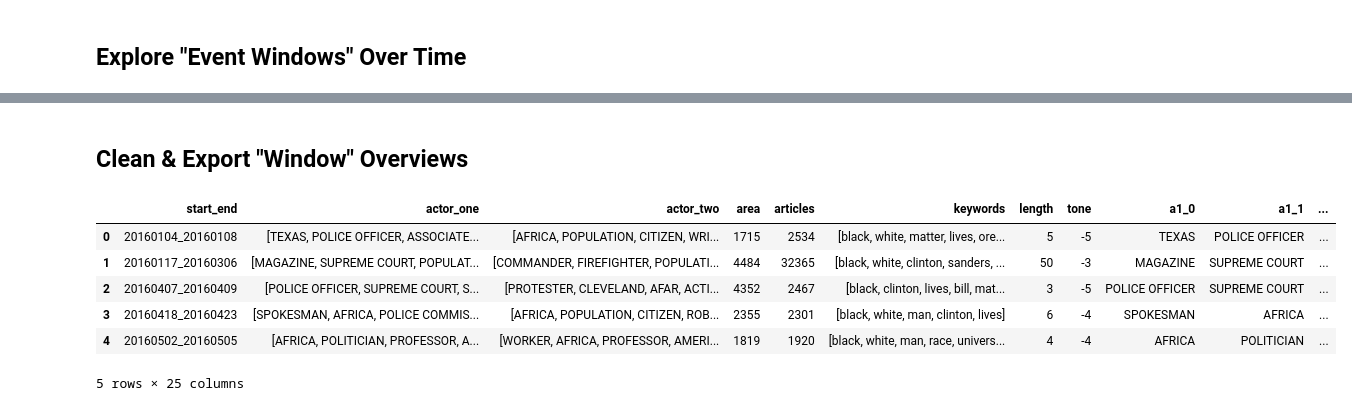
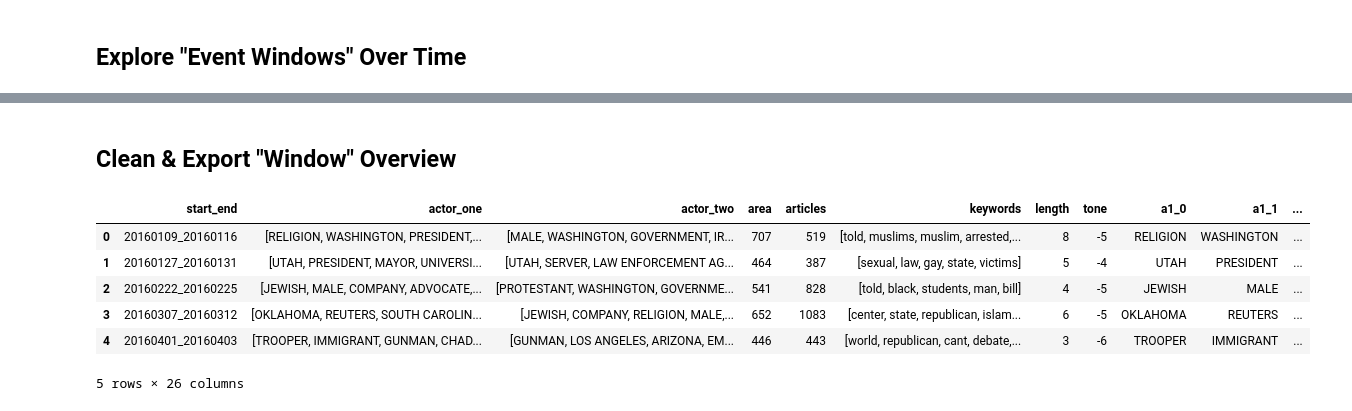
Before and after one commit to Jwmazzi/media_research, a Jupyter notebook: planning/GDELT Overview.ipynb, the cells around one changed output, grey strips where cells are left out. Cells and saved outputs as stored; diff of their text form; code cells hidden in the pictures.

```diff
--- a/planning/GDELT Overview.ipynb
+++ b/planning/GDELT Overview.ipynb
@@ -40,8 +37,7 @@ for year in [2016, 2017, 2018]:
 # %% [markdown]
 ## Explore "Event Windows" Over Time
 # %%
-for target in ['black', 'hate']:
-    events = json.load(open('gdelt_{}.json'.format(target), 'rb'))
-    df = pd.DataFrame.from_dict(events).transpose()
-    df.reset_index().plot(x='index', y='length', title='GDELT {}'.format(target.upper()), figsize=(15, 3))
+events = json.load(open('gdelt_hate.json', 'rb'))
+df = pd.DataFrame.from_dict(events).transpose()
+df.reset_index().plot(x='index', y='length', title='GDELT {}'.format(target.upper()), figsize=(15, 3))
 # %% [output]
@@ -50,6 +46,5 @@ for target in ['black', 'hate']:
 # %%
-for target in ['black', 'hate']:
-    events = json.load(open('gdelt_{}.json'.format(target), 'rb'))
-    df = pd.DataFrame.from_dict(events).transpose()
-    df.reset_index().plot(x='index', y='tone', title='GDELT {}'.format(target.upper()), figsize=(15, 3))
+events = json.load(open('gdelt_hate.json', 'rb'))
+df = pd.DataFrame.from_dict(events).transpose()
+df.reset_index().plot(x='index', y='tone', title='GDELT {}'.format(target.upper()), figsize=(15, 3))
 # %% [output]
@@ -58,6 +53,5 @@ for target in ['black', 'hate']:
 # %%
-for target in ['black', 'hate']:
-    events = json.load(open('gdelt_{}.json'.format(target), 'rb'))
-    df = pd.DataFrame.from_dict(events).transpose()
-    df.reset_index().plot(x='index', y='area', title='GDELT {}'.format(target.upper()), figsize=(15, 3))
+events = json.load(open('gdelt_hate.json', 'rb'))
+df = pd.DataFrame.from_dict(events).transpose()
+df.reset_index().plot(x='index', y='area', title='GDELT {}'.format(target.upper()), figsize=(15, 3))
 # %% [output]
@@ -66,34 +60,39 @@ for target in ['black', 'hate']:
 # %% [markdown]
-## Clean & Export "Window" Overviews
+## Clean & Export "Window" Overview
 # %%
-events = json.load(open('gdelt_black.json'.format(target), 'rb'))
+events = json.load(open('gdelt_hate.json', 'rb'))
 df = pd.DataFrame.from_dict(events).transpose()
 
 a_1 = df['actor_one'].apply(pd.Series)
 a_1 = a_1.rename(columns = lambda x : 'a1_' + str(x))
 df  = pd.concat([df[:], a_1[:]], axis=1)
 
 a_2 = df['actor_two'].apply(pd.Series)
 a_2 = a_2.rename(columns = lambda x : 'a2_' + str(x))
 df  = pd.concat([df[:], a_2[:]], axis=1)
 
 keys = df['keywords'].apply(pd.Series)
 keys = keys.rename(columns = lambda x : 'k_' + str(x))
 df  = pd.concat([df[:], keys[:]], axis=1)
 
 df.reset_index(inplace=True)
 df.rename(index=str, columns={"index": "start_end"}, inplace=True)
 
 df['start'] = df['start_end'].apply(lambda x: x[:8])
 df['end']   = df['start_end'].apply(lambda x: x[-8:])
+df['year']  = df['start_end'].apply(lambda x: x[:4])
 
-df.to_csv('./gdelt_black.csv')
+df['articles'] = df['articles'].astype('int64')
+df['length']   = df['length'].astype('int64')
+df['area']     = df['area'].astype('int64')
+df['tone']     = df['tone'].astype('int64')
+
 df.head()
 # %% [output]
 |  | start_end | actor_one | actor_two | area | articles | keywords | length | tone | a1_0 | a1_1 | ... |
-| 0 | 20160104_20160108 | [TEXAS, POLICE OFFICER, ASSOCIATE... | [AFRICA, POPULATION, CITIZEN, WRI... | 1715 | 2534 | [black, white, matter, lives, ore... | 5 | -5 | TEXAS | POLICE OFFICER | ... |
-| 1 | 20160117_20160306 | [MAGAZINE, SUPREME COURT, POPULAT... | [COMMANDER, FIREFIGHTER, POPULATI... | 4484 | 32365 | [black, white, clinton, sanders, ... | 50 | -3 | MAGAZINE | SUPREME COURT | ... |
-| 2 | 20160407_20160409 | [POLICE OFFICER, SUPREME COURT, S... | [PROTESTER, CLEVELAND, AFAR, ACTI... | 4352 | 2467 | [black, clinton, lives, bill, mat... | 3 | -5 | POLICE OFFICER | SUPREME COURT | ... |
-| 3 | 20160418_20160423 | [SPOKESMAN, AFRICA, POLICE COMMIS... | [AFRICA, POPULATION, CITIZEN, ROB... | 2355 | 2301 | [black, white, man, clinton, lives] | 6 | -4 | SPOKESMAN | AFRICA | ... |
-| 4 | 20160502_20160505 | [AFRICA, POLITICIAN, PROFESSOR, A... | [WORKER, AFRICA, PROFESSOR, AMERI... | 1819 | 1920 | [black, white, man, race, univers... | 4 | -4 | AFRICA | POLITICIAN | ... |
+| 0 | 20160109_20160116 | [RELIGION, WASHINGTON, PRESIDENT,... | [MALE, WASHINGTON, GOVERNMENT, IR... | 707 | 519 | [told, muslims, muslim, arrested,... | 8 | -5 | RELIGION | WASHINGTON | ... |
+| 1 | 20160127_20160131 | [UTAH, PRESIDENT, MAYOR, UNIVERSI... | [UTAH, SERVER, LAW ENFORCEMENT AG... | 464 | 387 | [sexual, law, gay, state, victims] | 5 | -4 | UTAH | PRESIDENT | ... |
+| 2 | 20160222_20160225 | [JEWISH, MALE, COMPANY, ADVOCATE,... | [PROTESTANT, WASHINGTON, GOVERNME... | 541 | 828 | [told, black, students, man, bill] | 4 | -5 | JEWISH | MALE | ... |
+| 3 | 20160307_20160312 | [OKLAHOMA, REUTERS, SOUTH CAROLIN... | [JEWISH, COMPANY, RELIGION, MALE,... | 652 | 1083 | [center, state, republican, islam... | 6 | -5 | OKLAHOMA | REUTERS | ... |
+| 4 | 20160401_20160403 | [TROOPER, IMMIGRANT, GUNMAN, CHAD... | [GUNMAN, LOS ANGELES, ARIZONA, EM... | 446 | 443 | [world, republican, cant, debate,... | 3 | -6 | TROOPER | IMMIGRANT | ... |
-5 rows × 25 columns
+5 rows × 26 columns
```
Also changed, not shown: parts of 18 cells of this notebook, 2 other files.
